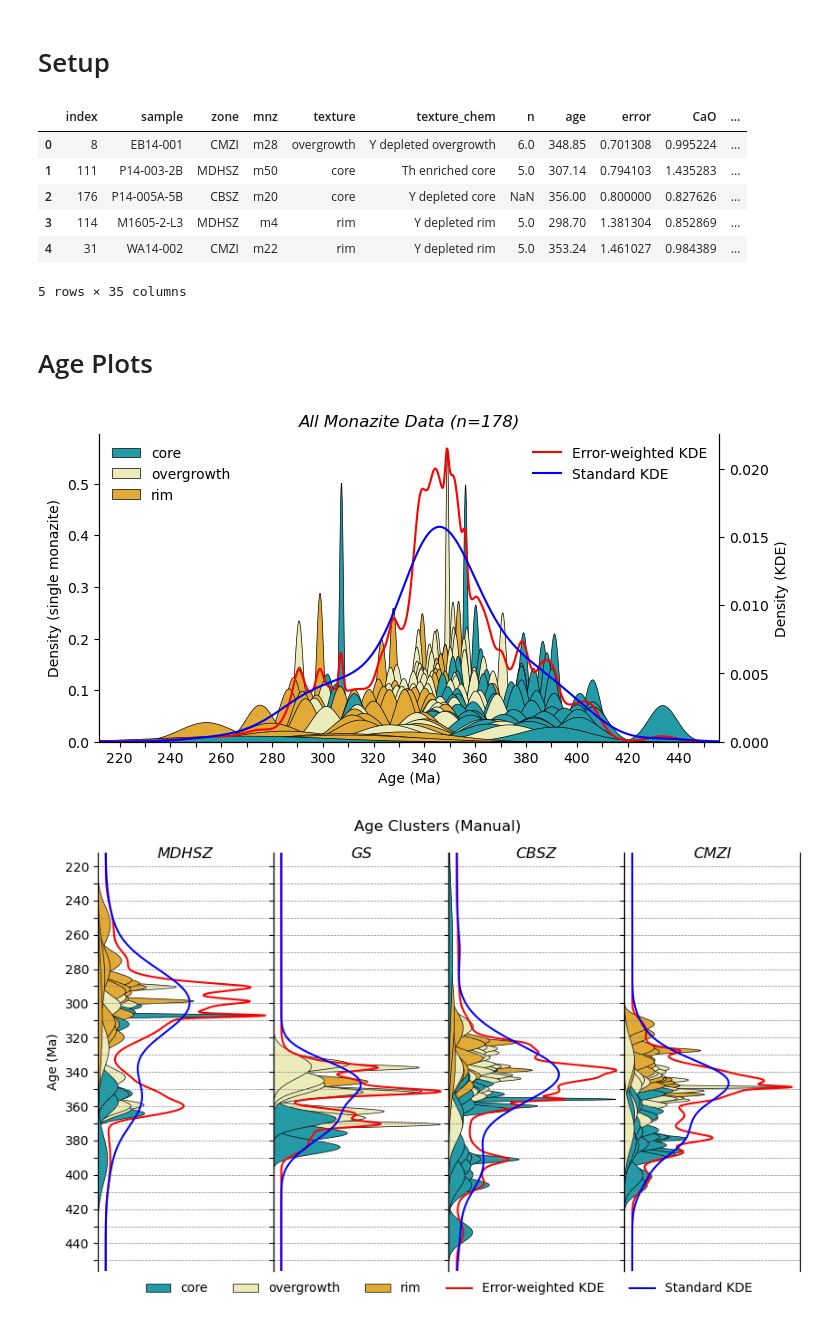
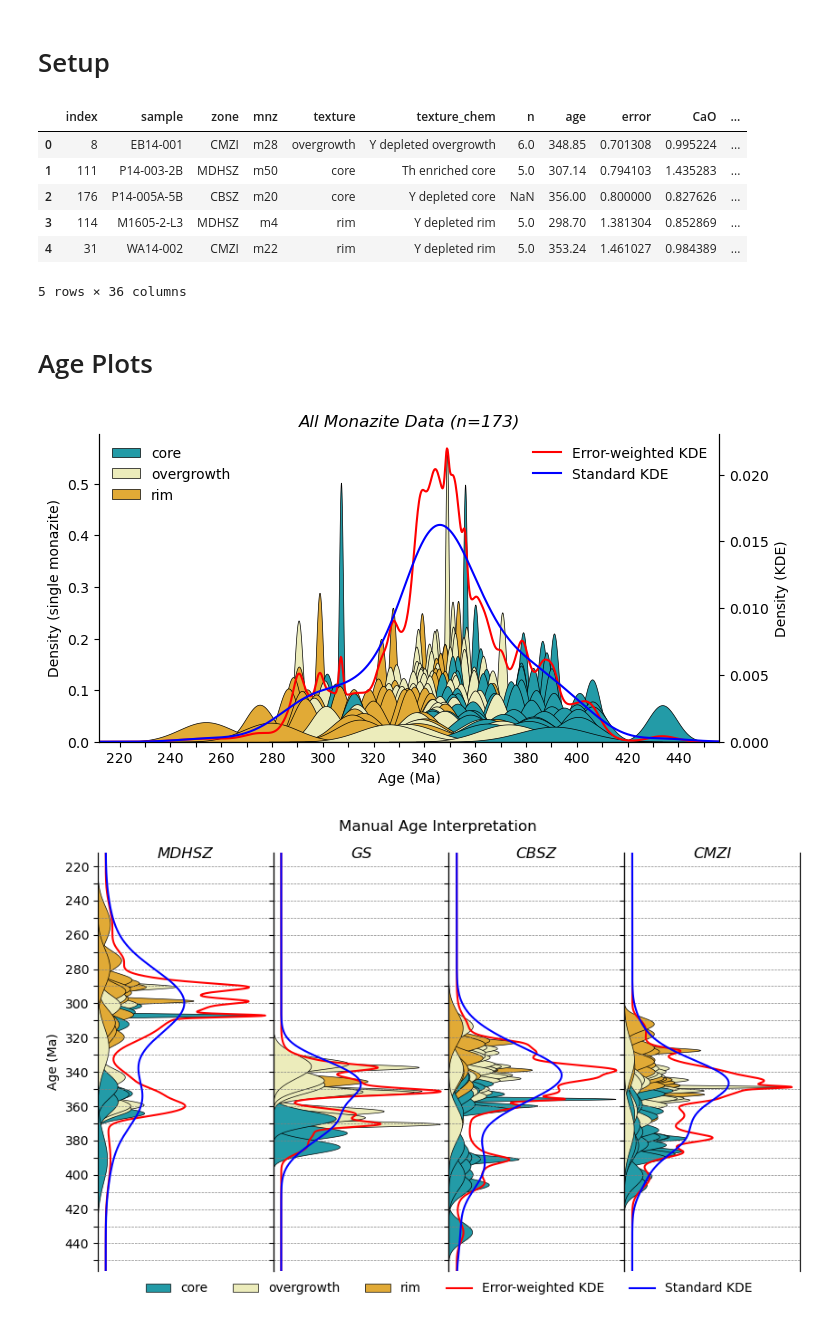
Before and after one commit to masseygeo/monazite-age-clustering, a Jupyter notebook: code/manual.ipynb, the cells around one changed output. Cells and saved outputs as stored; diff of their text form; code cells hidden in the pictures.

```diff
--- a/code/manual.ipynb
+++ b/code/manual.ipynb
@@ -19,8 +20,21 @@ from matplotlib.lines import Line2D
 clean_path = r'../data/mnz_cleaned.csv'
 
 
+# ##### read into df...
+# df = pd.read_csv(clean_path)
+# df.sort_values('error', inplace=True)
+# df.reset_index(inplace=True)
+# df.head()
+
+
+
 ##### read into df...
 df = pd.read_csv(clean_path)
+
+##### drop analyses >5% analytical error...
+df['percent'] = df['error'] / df['age'] * 100
+mask = df['percent'] < 5
+df = df.loc[mask]
 df.sort_values('error', inplace=True)
 df.reset_index(inplace=True)
 df.head()
@@ -31,7 +45,7 @@ df.head()
 | 2 | 176 | P14-005A-5B | CBSZ | m20 | core | Y depleted core | NaN | 356.00 | 0.800000 | 0.827626 | ... |
 | 3 | 114 | M1605-2-L3 | MDHSZ | m4 | rim | Y depleted rim | 5.0 | 298.70 | 1.381304 | 0.852869 | ... |
 | 4 | 31 | WA14-002 | CMZI | m22 | rim | Y depleted rim | 5.0 | 353.24 | 1.461027 | 0.984389 | ... |
-5 rows × 35 columns
+5 rows × 36 columns
 # %% [markdown]
 # Age Plots
 # %%
@@ -108,26 +122,37 @@ ax2.spines['top'].set_visible(False)
 # plt.savefig('all_ages.png', bbox_inches="tight", pad_inches=0, dpi=300)
 plt.show()
 # %% [output]
-[figure, old version]
+[figure, new version]
 # %%
 ##########################################
 # Distributions of Ages by Structural Zone
 ##########################################
 
-fig, ax = plt.subplots(nrows=1, ncols=4, sharey=True, figsize=(10,6))
-plt.subplots_adjust(wspace=0)
-
+# list of structural tectonic zones west to east
 structural_zones = ['MDHSZ', 'GS', 'CBSZ', 'CMZI']
 
-
-##### plot individual PDFs for each monazite analysis...
+# dictionary color mapperr for texture categoriess
 texture_colors = {'core': '#239BA7',
                   'overgrowth': '#ECECBB',
                   'rim': '#E1AA36'}
 
+
+##### create plots...
+fig, ax = plt.subplots(nrows=1, ncols=4, sharey=True, figsize=(10,6))
+plt.subplots_adjust(wspace=0)
+
+
+##### iterate through structural tectonic zones...
 for idx, zone in enumerate(structural_zones):
+
+    # extract subset df
     df_subset = df[df['zone'] == zone].copy()
 
+    # title for plot
+    ax[idx].set_title(zone, style='italic', y=0.97)
+
+
+    ##### individual PDFs for each monazite analysis...
     for _, row in df_subset.iterrows():
         mean = row['age']
         error = row['error']
@@ -136,9 +161,8 @@ for idx, zone in enumerate(structural_zones):
         density = norm.pdf(age_range, mean, error)
         ax[idx].fill_between(density, age_range, alpha=1, color=texture_colors.get(tex), linewidth=0.5, edgecolor='k')
 
-    ax[idx].set_title(zone, style='italic', y=0.97)
 
-    ##### plot KDEs...
+    ##### KDEs...
     ages = df_subset['age'].to_numpy()
     errors = df_subset['error'].to_numpy()
     t = np.linspace(210, 460, 1000)
@@ -168,33 +192,32 @@ for k,v in texture_colors.items():
     patches.append(Patch(facecolor=v, edgecolor='k', linewidth=0.5, label=k))
 lines = [Line2D([0], [0], color='red', label='Error-weighted KDE'),
          Line2D([0], [0], color='blue', label='Standard KDE')]
 legend_items = patches + lines
 ax[0].legend(legend_items, [l.get_label() for l in legend_items], loc='upper center', bbox_to_anchor=(2,0), frameon=False, ncols=5)
 
 
 ##### figure styling...
-
 min_idx = df['age'].argmin()
 max_idx = df['age'].argmax()
 age_min = df.loc[min_idx, 'age'] - 4 * df.loc[min_idx, 'error']
 age_max = df.loc[max_idx, 'age'] + 4 * df.loc[max_idx, 'error']
 for axes in ax:
     axes.set_xlim(0)
     axes.set_ylim(age_min, age_max)
     axes.grid(visible=True, axis='y', linestyle='--', color='gray', linewidth=0.5)
     axes.set_xticks([])
 
     axes.spines['top'].set_visible(False)
     axes.spines['bottom'].set_visible(False)
 
 ax[0].set_yticks(np.arange(220, 451, 10))
 ax[0].set_yticklabels([str(i) if i%20 == 0 else '' for i in np.arange(220, 451, 10)])
 ax[0].set_ylabel('Age (Ma)')
 
 plt.gca().invert_yaxis()
-plt.suptitle('Age Clusters (Manual)', y=0.94)
+plt.suptitle('Manual Age Interpretation', y=0.94)
 
 # plt.savefig('all_ages.png', bbox_inches="tight", pad_inches=0, dpi=300)
 plt.show()
 # %% [output]
-[figure, old version]
+[figure, new version]
```
Also changed, not shown: parts of 3 cells of this notebook, 3 other files.
